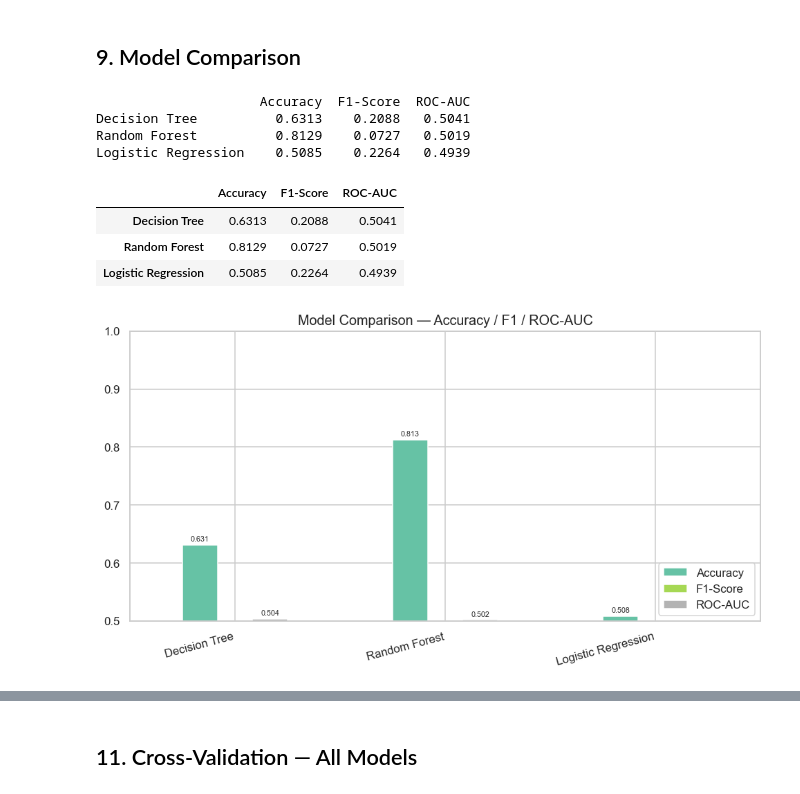
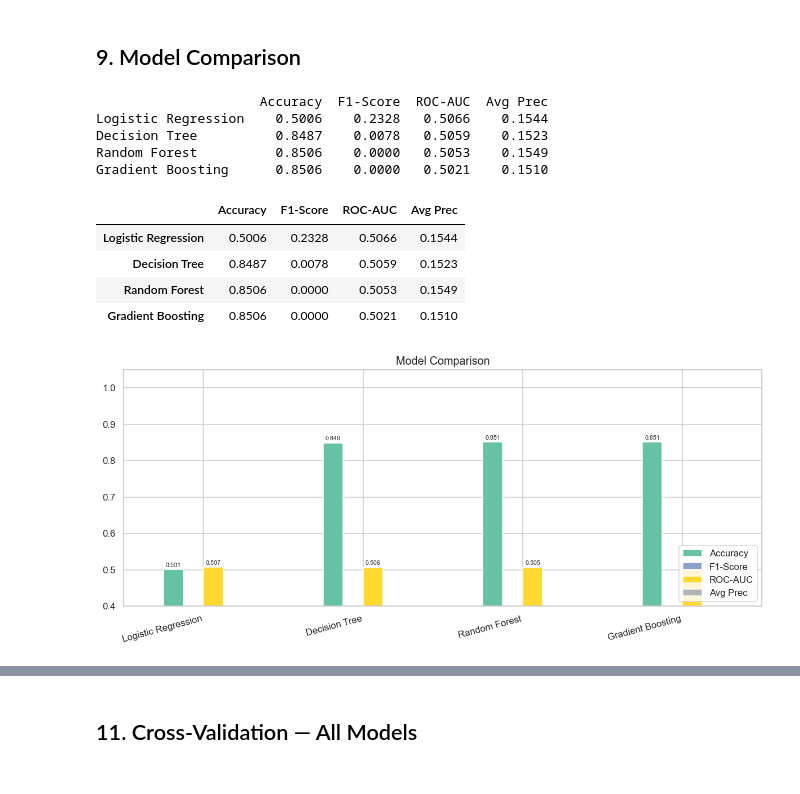
Before and after one commit to vinayakjoshi04/Leukemia-Cancer-Prediction-Predictive-Project-, a Jupyter notebook: leukemia_analysis.ipynb, the cells around one changed output, grey strips where cells are left out. Drawn from its saved outputs; the diff is of its cells as text; code cells hidden in the pictures.

Commit message:
SMOTE done

```diff
--- a/leukemia_analysis.ipynb
+++ b/leukemia_analysis.ipynb
@@ -474,0 +512,10 @@ Pipelines built for: ['Logistic Regression', 'Decision Tree', 'Random Forest']
+# %%
+bl_smote = BorderlineSMOTE(random_state=42, k_neighbors=5)
+X_train_blsmote, y_train_blsmote = bl_smote.fit_resample(X_train_scaled, y_train)
+print('=== After BorderlineSMOTE ===')
+print(pd.Series(y_train_blsmote).value_counts())
+
+smote_tomek = SMOTETomek(random_state=42)
+X_train_st, y_train_st = smote_tomek.fit_resample(X_train_scaled, y_train)
+print('\n=== After SMOTETomek ===')
+print(pd.Series(y_train_st).value_counts())
@@ -474,0 +599,14 @@ Pipelines built for: ['Logistic Regression', 'Decision Tree', 'Random Forest']
+# %%
+best_strategy = bench_df['ROC-AUC'].idxmax()
+print(f'Best resampling strategy: {best_strategy}')
+
+strategy_map = {
+    'No Resampling (class_weight=balanced)' : (X_train_scaled,  y_train),
+    'SMOTE'                                  : (X_train_smote,   y_train_smote),
+    'BorderlineSMOTE'                        : (X_train_blsmote, y_train_blsmote),
+    'SMOTETomek'                             : (X_train_st,      y_train_st),
+}
+
+X_train_final, y_train_final = strategy_map[best_strategy]
+print(f'Training data shape : {X_train_final.shape}')
+print(f'Class distribution  : {pd.Series(y_train_final).value_counts().to_dict()}')
@@ -498,9 +653,10 @@ Training Random Forest ... ROC-AUC=0.5019  F1=0.0727
 # %%
 summary = pd.DataFrame({
     name: {
-        'Accuracy' : round(r['acc'],    4),
-        'F1-Score' : round(r['f1'],     4),
-        'ROC-AUC'  : round(r['roc_auc'],4),
+        'Accuracy'  : round(r['acc'],      4),
+        'F1-Score'  : round(r['f1'],       4),
+        'ROC-AUC'   : round(r['roc_auc'],  4),
+        'Avg Prec'  : round(r['avg_prec'], 4),
     }
     for name, r in results.items()
 }).T.sort_values('ROC-AUC', ascending=False)
@@ -508,27 +664,28 @@ summary = pd.DataFrame({
 print(summary.to_string())
 summary
 # %% [output]
-                     Accuracy  F1-Score  ROC-AUC
-Decision Tree          0.6313    0.2088   0.5041
-Random Forest          0.8129    0.0727   0.5019
-Logistic Regression    0.5085    0.2264   0.4939
+                     Accuracy  F1-Score  ROC-AUC  Avg Prec
+Logistic Regression    0.5006    0.2328   0.5066    0.1544
+Decision Tree          0.8487    0.0078   0.5059    0.1523
+Random Forest          0.8506    0.0000   0.5053    0.1549
+Gradient Boosting      0.8506    0.0000   0.5021    0.1510
-|  | Accuracy | F1-Score | ROC-AUC |
-| Decision Tree | 0.6313 | 0.2088 | 0.5041 |
-| Random Forest | 0.8129 | 0.0727 | 0.5019 |
-| Logistic Regression | 0.5085 | 0.2264 | 0.4939 |
+|  | Accuracy | F1-Score | ROC-AUC | Avg Prec |
+| Logistic Regression | 0.5006 | 0.2328 | 0.5066 | 0.1544 |
+| Decision Tree | 0.8487 | 0.0078 | 0.5059 | 0.1523 |
+| Random Forest | 0.8506 | 0.0000 | 0.5053 | 0.1549 |
+| Gradient Boosting | 0.8506 | 0.0000 | 0.5021 | 0.1510 |
 # %%
-fig, ax = plt.subplots(figsize=(9, 5))
-summary[['Accuracy', 'F1-Score', 'ROC-AUC']].plot(
+fig, ax = plt.subplots(figsize=(11, 5))
+summary[['Accuracy', 'F1-Score', 'ROC-AUC', 'Avg Prec']].plot(
     kind='bar', ax=ax, edgecolor='white', colormap='Set2'
 )
-ax.set_ylim(0.5, 1.0)
+ax.set_ylim(0.4, 1.05)
 ax.set_xticklabels(summary.index, rotation=15, ha='right')
-ax.set_title('Model Comparison — Accuracy / F1 / ROC-AUC', fontsize=13)
+ax.set_title('Model Comparison', fontsize=13)
 ax.legend(loc='lower right')
 for container in ax.containers:
     ax.bar_label(container, fmt='%.3f', fontsize=7, padding=2)
-plt.tight_layout()
-plt.show()
+plt.tight_layout(); plt.show()
 # %% [output]
-[figure, old version]
+[figure, new version]
 # %%
```
Also changed, not shown: parts of 30 cells of this notebook.
